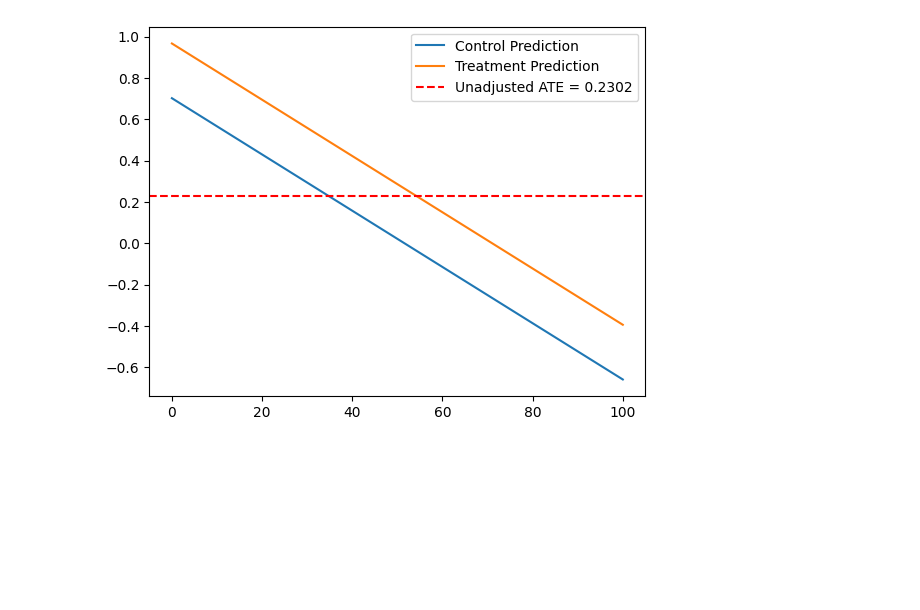
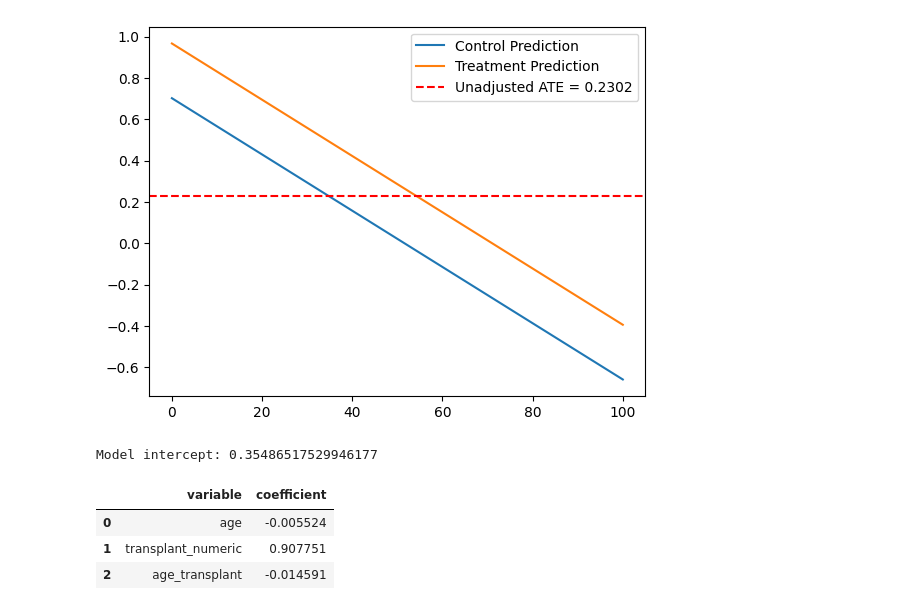
Before and after one commit to oliviapang/DS_3001_Assignments, a Jupyter notebook: Assignment_3/3_Linear_Models.ipynb, the cells around one changed output. Saved outputs shown, nothing was run; the diff lists cells and outputs as text; code cells hidden in the pictures; blank space fills up the shorter version.

```diff
--- a/Assignment_3/3_Linear_Models.ipynb
+++ b/Assignment_3/3_Linear_Models.ipynb
@@ -480,0 +510,17 @@ plt
+# %%
+# 4
+df['age_transplant'] = df['age']*df['transplant_numeric']
+X = df.loc[:, ['age', 'transplant_numeric', 'age_transplant']]
+y = df['y']
+
+model = LinearRegression()
+model.fit(X, y)
+
+print(f'Model intercept: {model.intercept_}')
+pd.DataFrame({'variable':model.feature_names_in_, 'coefficient':model.coef_ })
+# %% [output]
+Model intercept: 0.35486517529946177
+|  | variable | coefficient |
+| 0 | age | -0.005524 |
+| 1 | transplant_numeric | 0.907751 |
+| 2 | age_transplant | -0.014591 |
```
Also changed, not shown: parts of 16 cells of this notebook.
